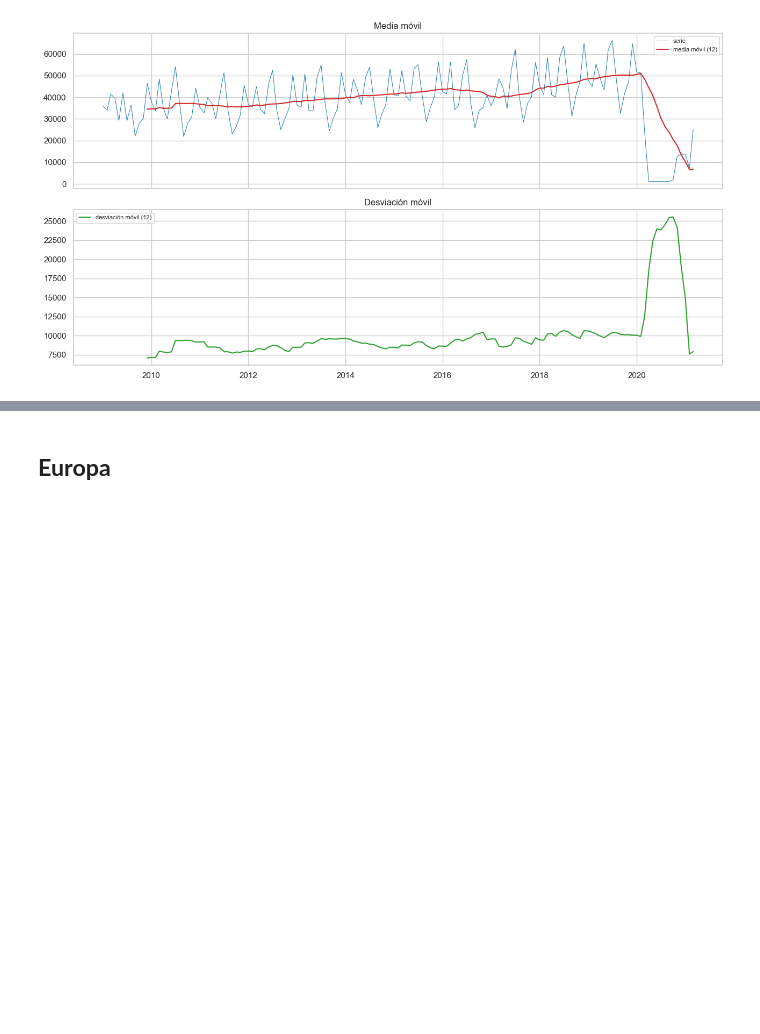
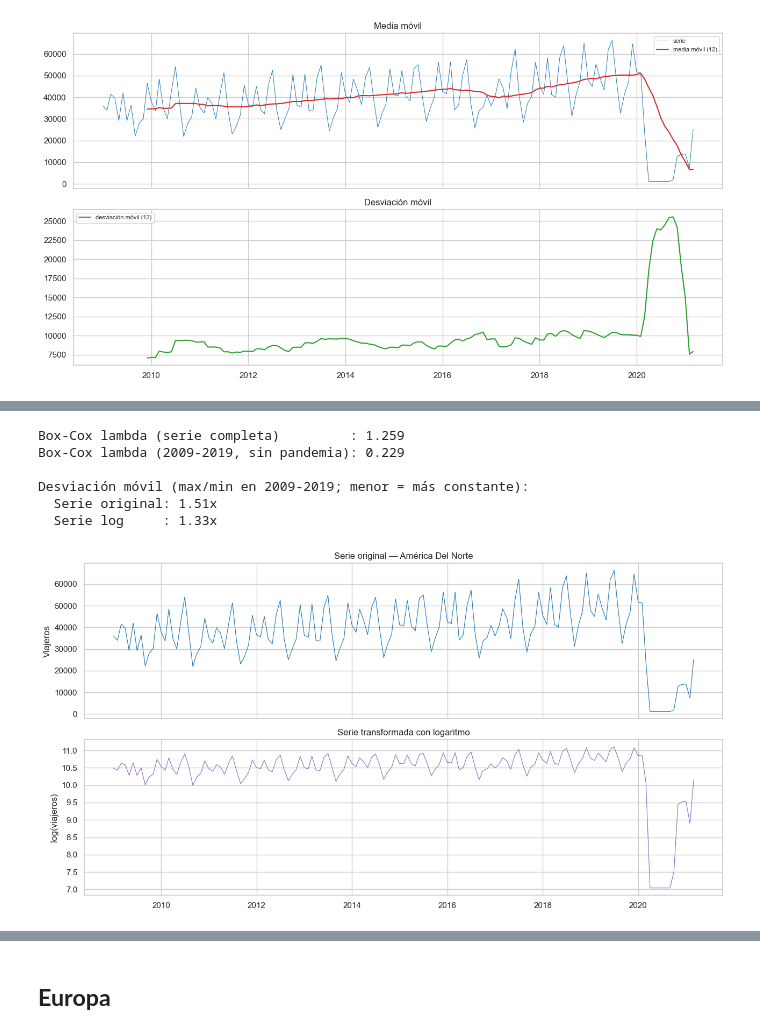
Before and after one commit to Bamo0507/Laboratorio_1_Series_de_Tiempo, a Jupyter notebook: notebooks/series/Regiones_Series_de_Tiempo.ipynb, the cells around one changed output, grey strips where cells are left out. Saved outputs shown, nothing was run; the diff lists cells and outputs as text; code cells hidden in the pictures; blank space fills up the shorter version.

Commit message:
feat: serie faltante de regiones y analisis comparativo

```diff
--- a/notebooks/series/Regiones_Series_de_Tiempo.ipynb
+++ b/notebooks/series/Regiones_Series_de_Tiempo.ipynb
@@ -619,0 +624,40 @@ Desv. estándar del residuo multiplicativo: 0.2191
+# %%
+from scipy.stats import boxcox
+
+# Box-Cox como prueba de la transformación de varianza (lambda ~0 => log, ~1 => sin transformar).
+_, lam_full = boxcox(serie_america_norte.values)
+serie_norte_pre = serie_america_norte[serie_america_norte.index < "2020-03-01"]
+_, lam_pre = boxcox(serie_norte_pre.values)
+print(f"Box-Cox lambda (serie completa)         : {lam_full:.3f}")
+print(f"Box-Cox lambda (2009-2019, sin pandemia): {lam_pre:.3f}")
+
+# Serie transformada con logaritmo.
+serie_america_norte_log = np.log(serie_america_norte)
+
+# Evidencia de estabilización: desviación móvil (12) antes vs después del log, en el tramo normal.
+def ratio_desv_movil(s):
+    dm = s[s.index < "2020-03-01"].rolling(PERIODO).std().dropna()
+    return dm.max() / dm.min()
+
+print(f"\nDesviación móvil (max/min en 2009-2019; menor = más constante):")
+print(f"  Serie original: {ratio_desv_movil(serie_america_norte):.2f}x")
+print(f"  Serie log     : {ratio_desv_movil(serie_america_norte_log):.2f}x")
+
+# Comparación visual: original vs log.
+fig, ax = plt.subplots(2, 1, figsize=(13, 7), sharex=True)
+ax[0].plot(serie_america_norte.index, serie_america_norte.values, color="tab:blue", linewidth=0.8)
+ax[0].set_title("Serie original — América Del Norte")
+ax[0].set_ylabel("Viajeros")
+ax[1].plot(serie_america_norte_log.index, serie_america_norte_log.values, color="tab:purple", linewidth=0.8)
+ax[1].set_title("Serie transformada con logaritmo")
+ax[1].set_ylabel("log(viajeros)")
+plt.tight_layout()
+plt.show()
+# %% [output]
+Box-Cox lambda (serie completa)         : 1.259
+Box-Cox lambda (2009-2019, sin pandemia): 0.229
+
+Desviación móvil (max/min en 2009-2019; menor = más constante):
+  Serie original: 1.51x
+  Serie log     : 1.33x
+[figure, added]
```
Also changed, not shown: parts of 39 cells of this notebook, 1 other file.
